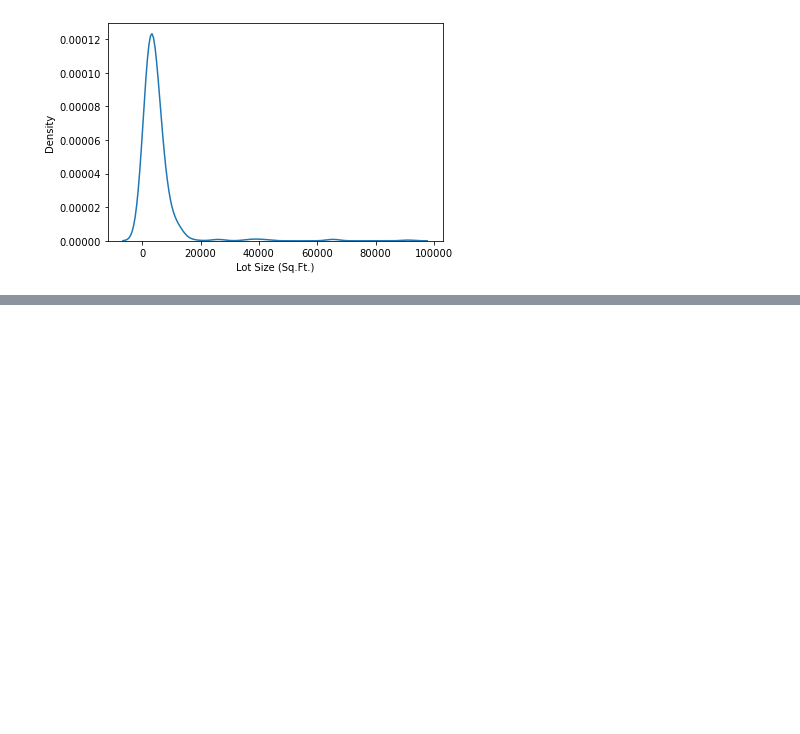
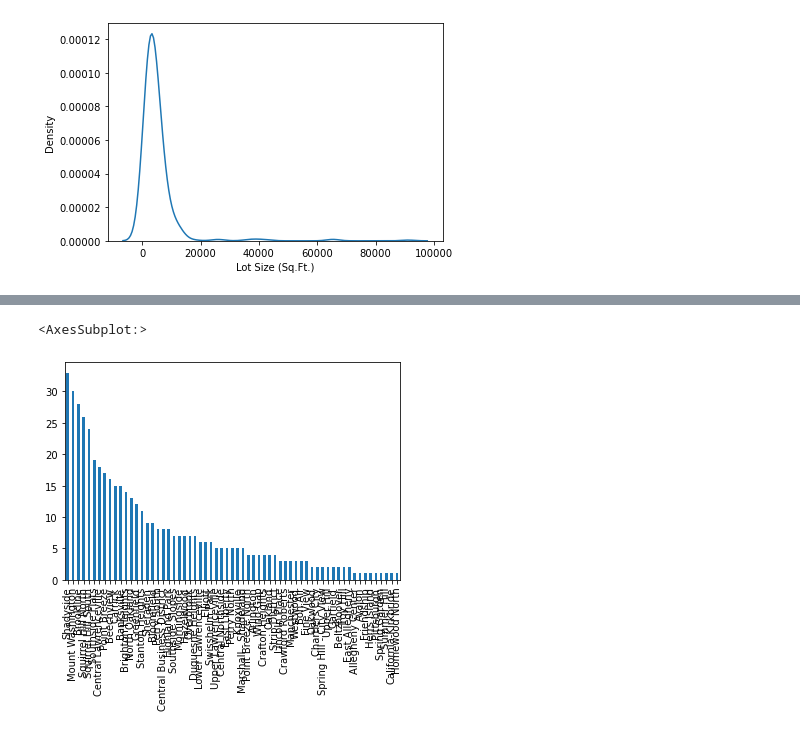
Before and after one commit to Samcfuchs/Pittsburgh, a Jupyter notebook: notebook.ipynb, the cells around one changed output, grey strips where cells are left out. Cells and saved outputs as stored; diff of their text form; code cells hidden in the pictures; blank space fills up the shorter version.

```diff
--- a/notebook.ipynb
+++ b/notebook.ipynb
@@ -56,0 +68,5 @@ KeyboardInterrupt:
+# %%
+data['Neighborhood'].value_counts().plot(kind='bar')
+# %% [output]
+<AxesSubplot:>
+[figure, added]
```
Also changed, not shown: parts of 3 cells of this notebook, 4 other files.
